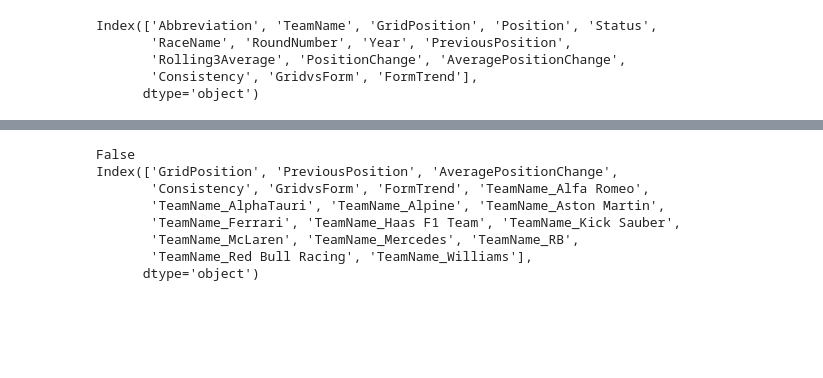
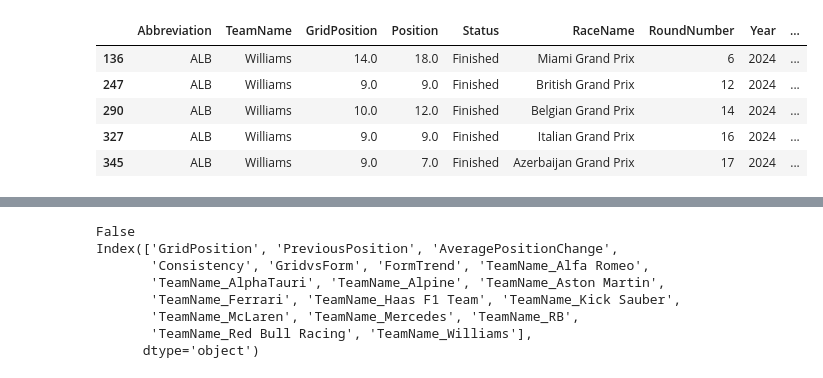
Before and after one commit to pyyroo-a/Formula-1-Fantasy-Predictor, a Jupyter notebook: notebooks/model-v3-smarter-features.ipynb, the cells around one changed output, grey strips where cells are left out. Saved outputs shown, nothing was run; the diff lists cells and outputs as text; code cells hidden in the pictures; blank space fills up the shorter version.

```diff
--- a/notebooks/model-v3-smarter-features.ipynb
+++ b/notebooks/model-v3-smarter-features.ipynb
@@ -134,13 +134,14 @@ def add_features(df):
 df_2023 = build_features(df_2023)
 df_2024 = build_features(df_2024)
 # %%
-df_2023.columns
+df_2024.head()
 # %% [output]
-Index(['Abbreviation', 'TeamName', 'GridPosition', 'Position', 'Status',
-       'RaceName', 'RoundNumber', 'Year', 'PreviousPosition',
-       'Rolling3Average', 'PositionChange', 'AveragePositionChange',
-       'Consistency', 'GridvsForm', 'FormTrend'],
-      dtype='object')
+|  | Abbreviation | TeamName | GridPosition | Position | Status | RaceName | RoundNumber | Year | ... |
+| 136 | ALB | Williams | 14.0 | 18.0 | Finished | Miami Grand Prix | 6 | 2024 | ... |
+| 247 | ALB | Williams | 9.0 | 9.0 | Finished | British Grand Prix | 12 | 2024 | ... |
+| 290 | ALB | Williams | 10.0 | 12.0 | Finished | Belgian Grand Prix | 14 | 2024 | ... |
+| 327 | ALB | Williams | 9.0 | 9.0 | Finished | Italian Grand Prix | 16 | 2024 | ... |
+| 345 | ALB | Williams | 9.0 | 7.0 | Finished | Azerbaijan Grand Prix | 17 | 2024 | ... |
 # %%
 X_train, y_train, X_test, y_test = prepare_data(df_2023, df_2024)
 
```
Also changed, not shown: parts of 6 cells of this notebook, 1 other file.
